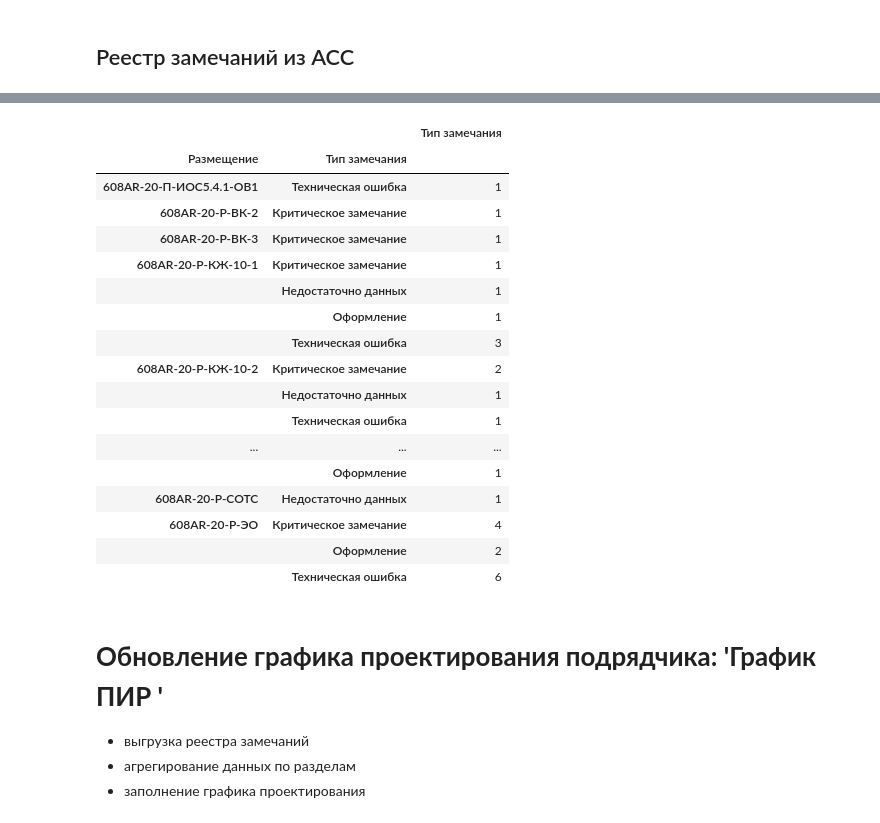
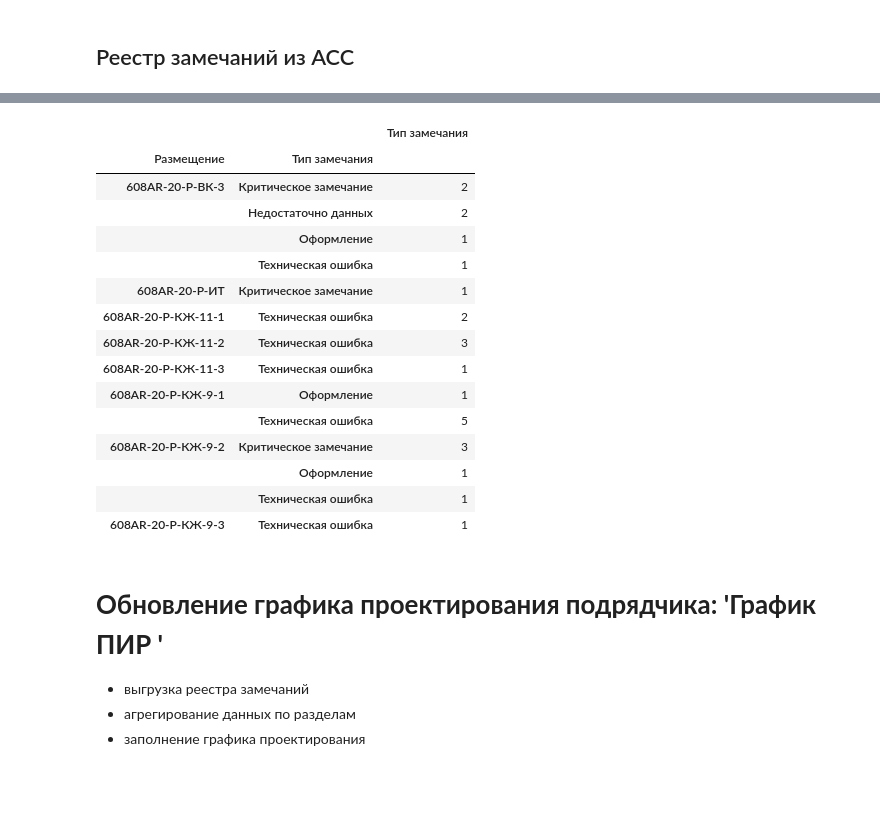
Before and after one commit to AlexeyTri/PROJECT_SCOOL, a Jupyter notebook: ActualGraphicBASE_ipynb".ipynb, the cells around one changed output, grey strips where cells are left out. Drawn from its saved outputs; the diff is of its cells as text; code cells hidden in the pictures; blank space fills up the shorter version.

```diff
--- a/ActualGraphicBASE_ipynb".ipynb
+++ b/ActualGraphicBASE_ipynb".ipynb
@@ -254,30 +268,28 @@ Saving Сводка по проблемам-202302200523.xlsx to Сводка п
 # %%
-value_essuse = pd.read_excel(open('Сводка по проблемам-202302200523.xlsx', 'rb'), sheet_name=1)
+value_essuse = pd.read_excel(open('Сводка по проблемам-202303030901.xlsx', 'rb'), sheet_name=1)
 value_essuse = value_essuse[(value_essuse['Статус'] == 'Открыто') & (value_essuse['Тип'].isin(['Замечание к РД','Замечания к ПД']))]
 value_essuse.loc[:, 'Размещение'] =  value_essuse['Размещение'].map(lambda x: str(x).split('.pdf')[0].split('_')[0])
 value_essuse = value_essuse.loc[:, idx['Размещение','Тип замечания']]
 agg_func_count = {'Тип замечания': 'count'}
 value_essuse = value_essuse.groupby(['Размещение','Тип замечания']).agg(agg_func_count)
 value_essuse
 # %% [output]
 |  |  | Тип замечания |
 | Размещение | Тип замечания |  |
-| 608AR-20-П-ИОС5.4.1-ОВ1 | Техническая ошибка | 1 |
-| 608AR-20-Р-ВК-2 | Критическое замечание | 1 |
-| 608AR-20-Р-ВК-3 | Критическое замечание | 1 |
-| 608AR-20-Р-КЖ-10-1 | Критическое замечание | 1 |
-|  | Недостаточно данных | 1 |
+| 608AR-20-Р-ВК-3 | Критическое замечание | 2 |
+|  | Недостаточно данных | 2 |
 |  | Оформление | 1 |
-|  | Техническая ошибка | 3 |
-| 608AR-20-Р-КЖ-10-2 | Критическое замечание | 2 |
-|  | Недостаточно данных | 1 |
 |  | Техническая ошибка | 1 |
-| ... | ... | ... |
+| 608AR-20-Р-ИТ | Критическое замечание | 1 |
+| 608AR-20-Р-КЖ-11-1 | Техническая ошибка | 2 |
+| 608AR-20-Р-КЖ-11-2 | Техническая ошибка | 3 |
+| 608AR-20-Р-КЖ-11-3 | Техническая ошибка | 1 |
+| 608AR-20-Р-КЖ-9-1 | Оформление | 1 |
+|  | Техническая ошибка | 5 |
+| 608AR-20-Р-КЖ-9-2 | Критическое замечание | 3 |
 |  | Оформление | 1 |
-| 608AR-20-Р-СОТС | Недостаточно данных | 1 |
-| 608AR-20-Р-ЭО | Критическое замечание | 4 |
-|  | Оформление | 2 |
-|  | Техническая ошибка | 6 |
+|  | Техническая ошибка | 1 |
+| 608AR-20-Р-КЖ-9-3 | Техническая ошибка | 1 |
 # %% [markdown]
 # **Обновление графика проектирования подрядчика: 'График ПИР '**
 
```
Also changed, not shown: parts of 18 cells of this notebook.
